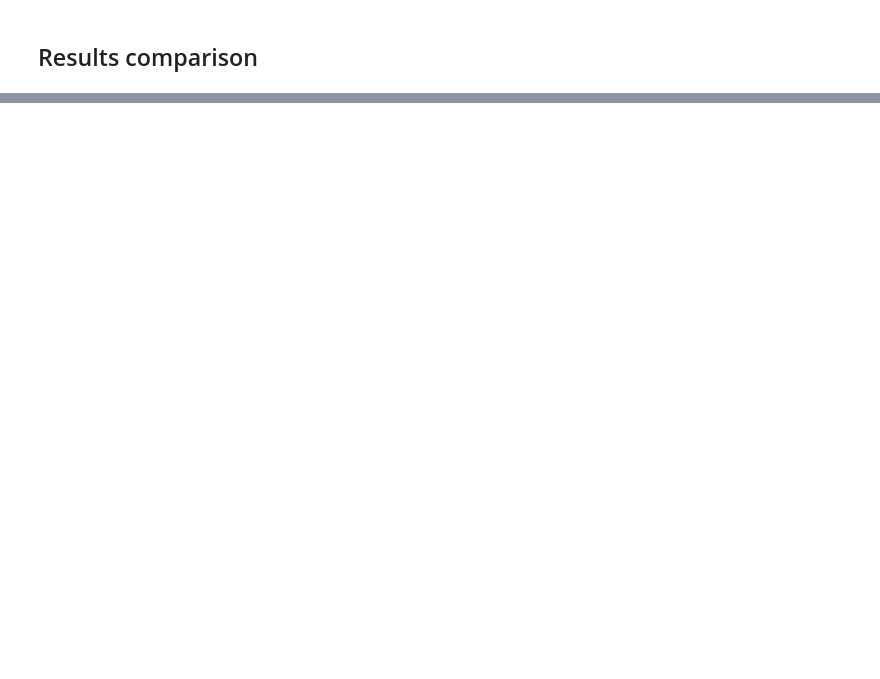
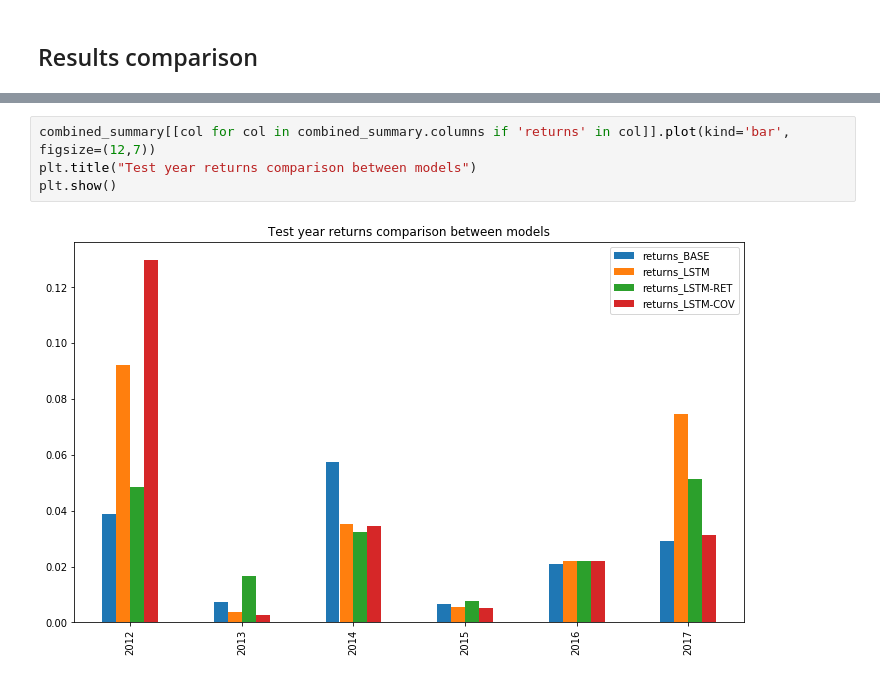
Before and after one commit to kowaalczyk/quant-invest, a Jupyter notebook: Summary.ipynb, the cells around one changed output, grey strips where cells are left out. Drawn from its saved outputs; the diff is of its cells as text; blank space fills up the shorter version.

```diff
--- a/Summary.ipynb
+++ b/Summary.ipynb
@@ -597,0 +697,6 @@ dtype: float64
+# %%
+combined_summary[[col for col in combined_summary.columns if 'returns' in col]].plot(kind='bar', figsize=(12,7))
+plt.title("Test year returns comparison between models")
+plt.show()
+# %% [output]
+[figure, added]
```
Also changed, not shown: parts of 15 cells of this notebook, 12 other files.
